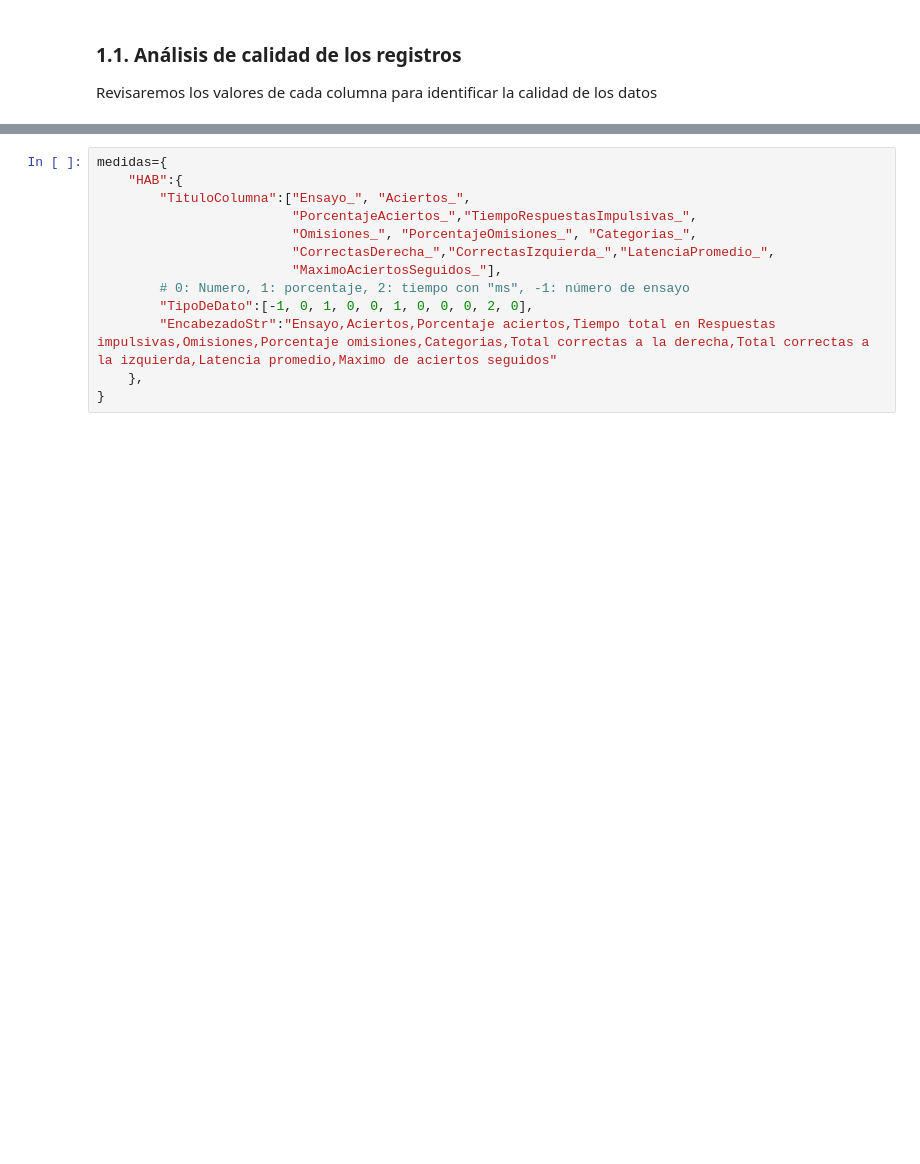
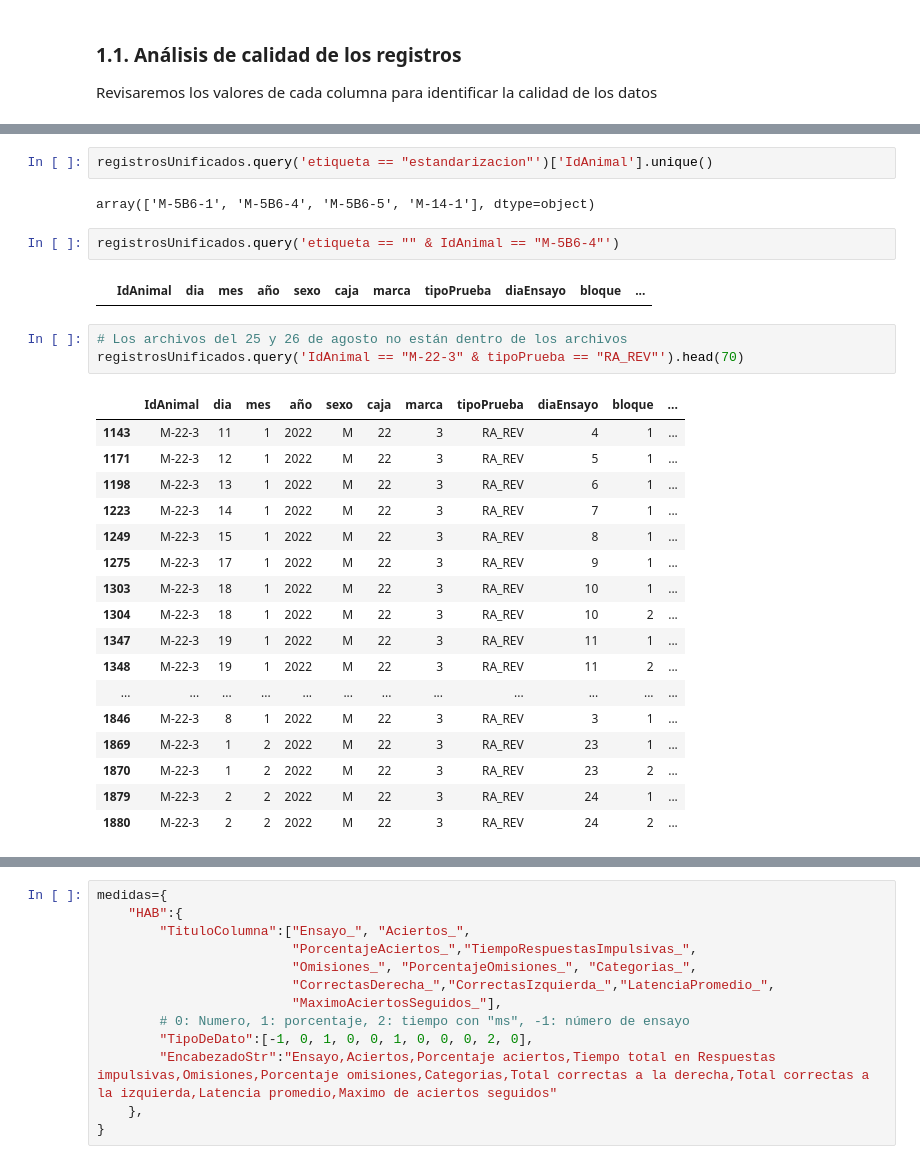
Before and after one commit to Traintain/NosePoke, a Jupyter notebook: ProcesarDatos/Procesamiento de datos.ipynb, the cells around one changed output, grey strips where cells are left out. Saved outputs shown, nothing was run; the diff lists cells and outputs as text; blank space fills up the shorter version.

```diff
--- a/ProcesarDatos/Procesamiento de datos.ipynb
+++ b/ProcesarDatos/Procesamiento de datos.ipynb
@@ -231,0 +279,29 @@ for column in registrosUnificados:
+# %%
+registrosUnificados.query('etiqueta == "estandarizacion"')['IdAnimal'].unique()
+# %% [output]
+array(['M-5B6-1', 'M-5B6-4', 'M-5B6-5', 'M-14-1'], dtype=object)
+# %%
+registrosUnificados.query('etiqueta == "" & IdAnimal == "M-5B6-4"')
+# %% [output]
+|  | IdAnimal | dia | mes | año | sexo | caja | marca | tipoPrueba | diaEnsayo | bloque | ... |
+# %%
+# Los archivos del 25 y 26 de agosto no están dentro de los archivos
+registrosUnificados.query('IdAnimal == "M-22-3" & tipoPrueba == "RA_REV"').head(70)
+# %% [output]
+|  | IdAnimal | dia | mes | año | sexo | caja | marca | tipoPrueba | diaEnsayo | bloque | ... |
+| 1143 | M-22-3 | 11 | 1 | 2022 | M | 22 | 3 | RA_REV | 4 | 1 | ... |
+| 1171 | M-22-3 | 12 | 1 | 2022 | M | 22 | 3 | RA_REV | 5 | 1 | ... |
+| 1198 | M-22-3 | 13 | 1 | 2022 | M | 22 | 3 | RA_REV | 6 | 1 | ... |
+| 1223 | M-22-3 | 14 | 1 | 2022 | M | 22 | 3 | RA_REV | 7 | 1 | ... |
+| 1249 | M-22-3 | 15 | 1 | 2022 | M | 22 | 3 | RA_REV | 8 | 1 | ... |
+| 1275 | M-22-3 | 17 | 1 | 2022 | M | 22 | 3 | RA_REV | 9 | 1 | ... |
+| 1303 | M-22-3 | 18 | 1 | 2022 | M | 22 | 3 | RA_REV | 10 | 1 | ... |
+| 1304 | M-22-3 | 18 | 1 | 2022 | M | 22 | 3 | RA_REV | 10 | 2 | ... |
+| 1347 | M-22-3 | 19 | 1 | 2022 | M | 22 | 3 | RA_REV | 11 | 1 | ... |
+| 1348 | M-22-3 | 19 | 1 | 2022 | M | 22 | 3 | RA_REV | 11 | 2 | ... |
+| ... | ... | ... | ... | ... | ... | ... | ... | ... | ... | ... | ... |
+| 1846 | M-22-3 | 8 | 1 | 2022 | M | 22 | 3 | RA_REV | 3 | 1 | ... |
+| 1869 | M-22-3 | 1 | 2 | 2022 | M | 22 | 3 | RA_REV | 23 | 1 | ... |
+| 1870 | M-22-3 | 1 | 2 | 2022 | M | 22 | 3 | RA_REV | 23 | 2 | ... |
+| 1879 | M-22-3 | 2 | 2 | 2022 | M | 22 | 3 | RA_REV | 24 | 1 | ... |
+| 1880 | M-22-3 | 2 | 2 | 2022 | M | 22 | 3 | RA_REV | 24 | 2 | ... |
```
Also changed, not shown: parts of 21 cells of this notebook.
